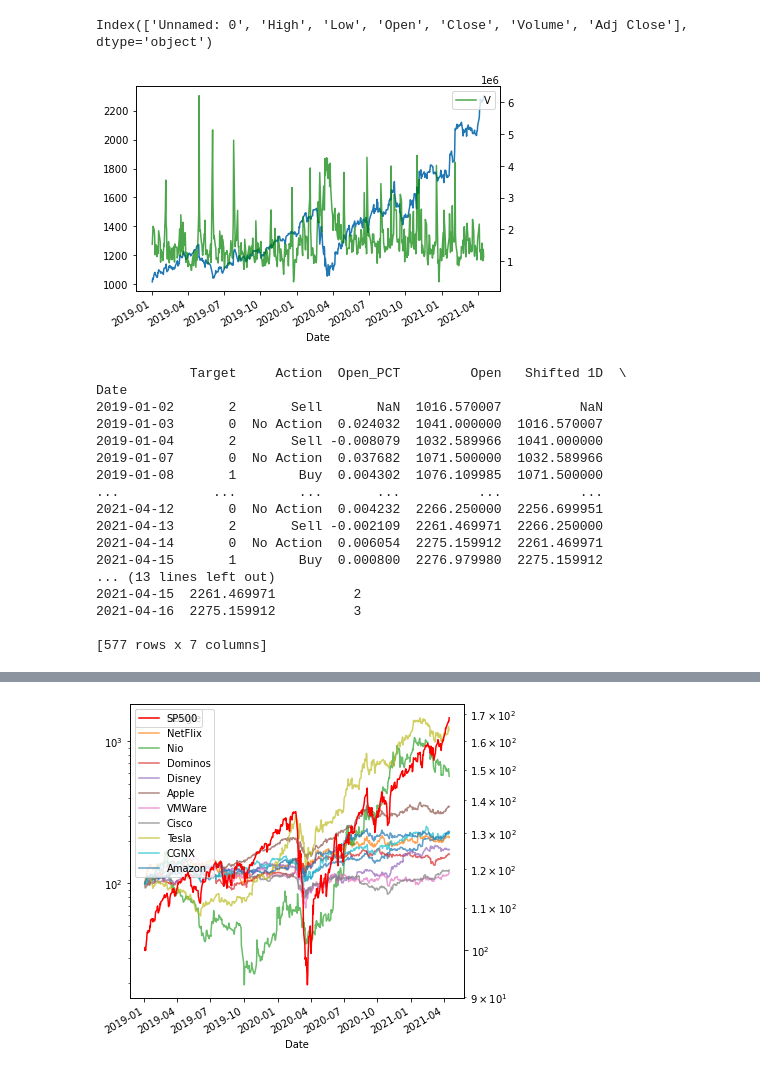
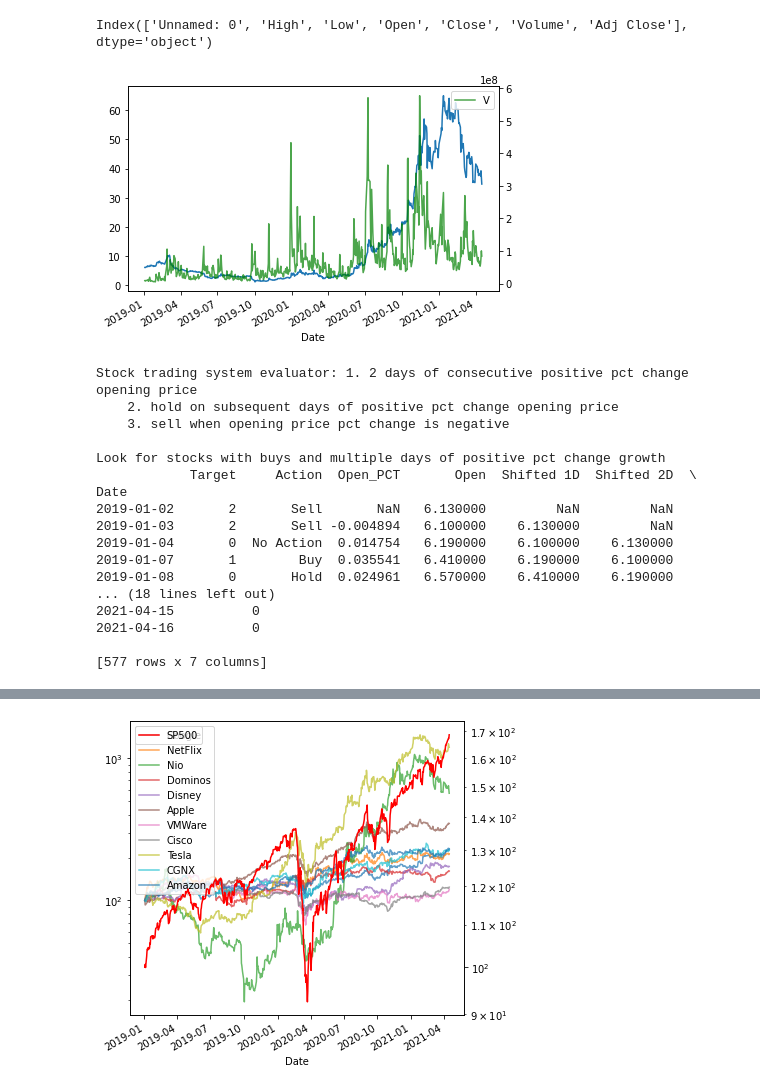
Before and after one commit to Andru-1987/python-deep-learning, a Jupyter notebook: Google timeseries.ipynb, the cells around one changed output, grey strips where cells are left out. Saved outputs shown, nothing was run; the diff lists cells and outputs as text; code cells hidden in the pictures.

```diff
--- a/Google timeseries.ipynb
+++ b/Google timeseries.ipynb
@@ -36,41 +39,48 @@ netflix=pd.read_csv('nflx.csv',parse_dates=['Date'],index_col='Date')
 nio=pd.read_csv('nio.csv',parse_dates=['Date'],index_col='Date')
 dominos=pd.read_csv('dpz.csv',parse_dates=['Date'],index_col='Date')
 disney=pd.read_csv('dis.csv',parse_dates=['Date'],index_col='Date')
 apple=pd.read_csv('aapl.csv',parse_dates=['Date'],index_col='Date')
 vmware=pd.read_csv('VMW.csv',parse_dates=['Date'],index_col='Date')
 microsoft=pd.read_csv('MSFT.csv',parse_dates=['Date'],index_col='Date')
 sp500=pd.read_csv('sp500.csv',parse_dates=['Date'],index_col='Date')
 cisco=pd.read_csv('CSCO.csv',parse_dates=['Date'],index_col='Date')
 tesla=pd.read_csv('TSLA.csv',parse_dates=['Date'],index_col='Date')
 cgnx=pd.read_csv('CGNX.csv',parse_dates=['Date'],index_col='Date')
 amazon=pd.read_csv('AMZN.csv',parse_dates=['Date'],index_col='Date')
 
 sp500['Open']=sp500['Open'].resample('D').interpolate() #fix missing data
 
-df=google.copy()
+df=nio.copy()
 
 #df['Date']=pd.to_datetime(df['Date'])
 #df=df.set_index('Date')
 df=df.sort_values(by='Date',ascending=True)
 print(df.columns)
 fig,ax=plt.subplots(figsize=(6,4))
 df['Open'].plot(ax=ax)
 twin_ax=ax.twinx()
 
 df['Volume'].plot(ax=twin_ax, c='green', alpha=0.7)
 plt.xticks(rotation=90)
 plt.tight_layout()
 plt.legend('Volume')
 plt.show()
 # %% [output]
 Index(['Unnamed: 0', 'High', 'Low', 'Open', 'Close', 'Volume', 'Adj Close'], dtype='object')
-[figure, old version]
+[figure, new version]
 # %%
+print("""
+Stock trading system evaluator: 1. 2 days of consecutive positive pct change opening price
+    2. hold on subsequent days of positive pct change opening price
+    3. sell when opening price pct change is negative
+""")
 df['Shifted 1D']=df.Open.shift()
 df['Shifted 2D']=df.Open.shift(periods=2)
 df['Open_PCT']=df['Open'].pct_change()
 
 df["Buy_Count"]=0
+
+print("Look for stocks with buys and multiple days of positive pct change growth")
 
 for index in range(len(df)):
     count=0
@@ -93,21 +103,21 @@ for index in range(len(df)):
 
 print(df[['Target','Action','Open_PCT','Open','Shifted 1D','Shifted 2D','Buy_Count']])
 # %% [output]
-            Target     Action  Open_PCT         Open   Shifted 1D  \
+Stock trading system evaluator: 1. 2 days of consecutive positive pct change opening price
+    2. hold on subsequent days of positive pct change opening price
+    3. sell when opening price pct change is negative
+
+Look for stocks with buys and multiple days of positive pct change growth
+            Target     Action  Open_PCT       Open  Shifted 1D  Shifted 2D  \
 Date
-2019-01-02       2       Sell       NaN  1016.570007          NaN
-2019-01-03       0  No Action  0.024032  1041.000000  1016.570007
-2019-01-04       2       Sell -0.008079  1032.589966  1041.000000
-2019-01-07       0  No Action  0.037682  1071.500000  1032.589966
-2019-01-08       1        Buy  0.004302  1076.109985  1071.500000
-...            ...        ...       ...          ...          ...
-2021-04-12       0  No Action  0.004232  2266.250000  2256.699951
-2021-04-13       2       Sell -0.002109  2261.469971  2266.250000
-2021-04-14       0  No Action  0.006054  2275.159912  2261.469971
-2021-04-15       1        Buy  0.000800  2276.979980  2275.159912
-... (13 lines left out)
-2021-04-15  2261.469971          2
-2021-04-16  2275.159912          3
+2019-01-02       2       Sell       NaN   6.130000         NaN         NaN
+2019-01-03       2       Sell -0.004894   6.100000    6.130000         NaN
+2019-01-04       0  No Action  0.014754   6.190000    6.100000    6.130000
+2019-01-07       1        Buy  0.035541   6.410000    6.190000    6.100000
+2019-01-08       0       Hold  0.024961   6.570000    6.410000    6.190000
+... (18 lines left out)
+2021-04-15          0
+2021-04-16          0
 
 [577 rows x 7 columns]
 # %%
```
Also changed, not shown: parts of 6 cells of this notebook.
